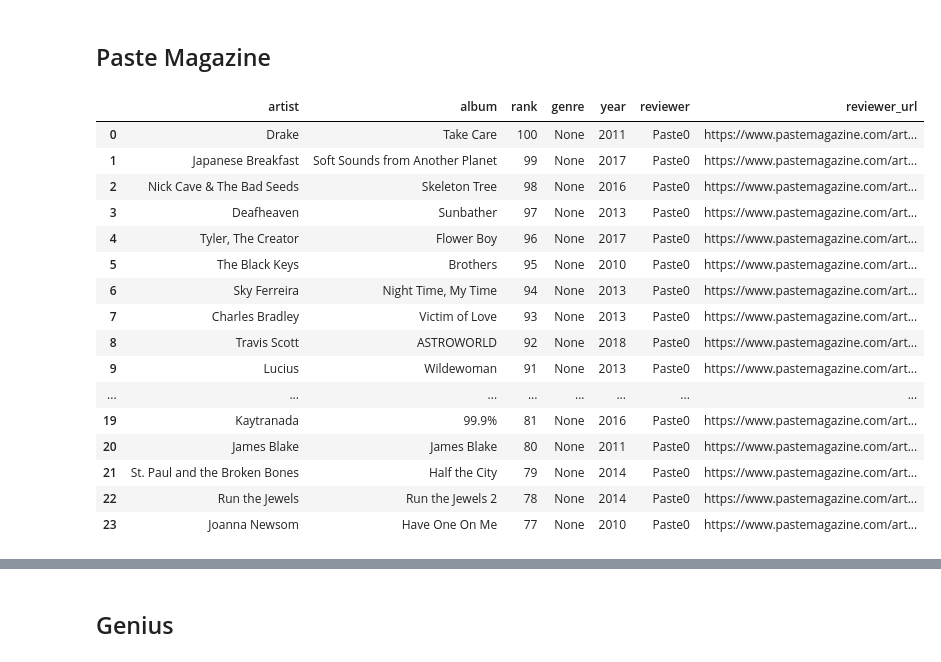
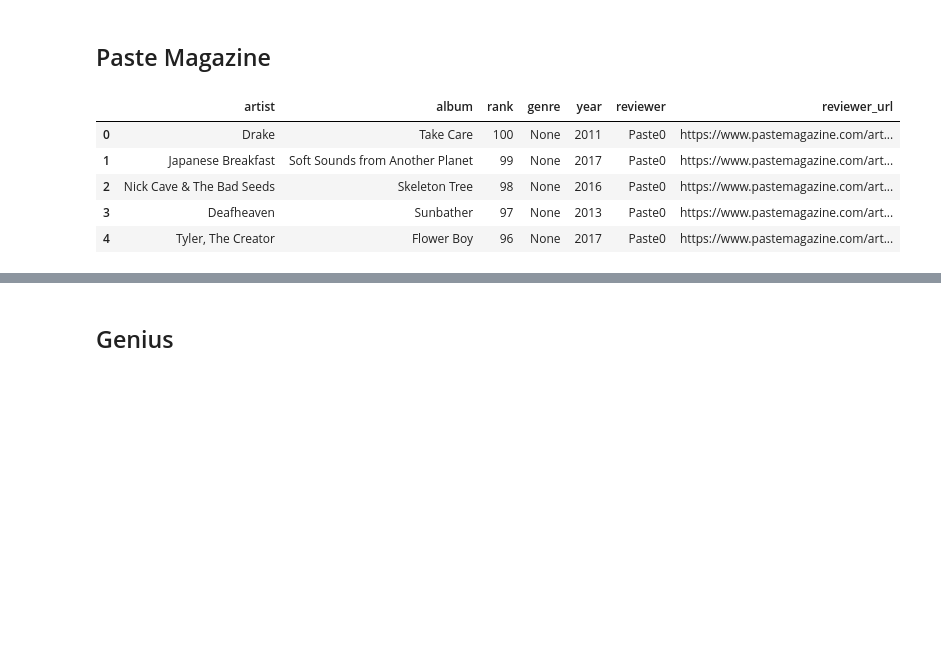
Before and after one commit to awray3/albums2010-2019, a Jupyter notebook: TopAlbums.ipynb, the cells around one changed output, grey strips where cells are left out. Saved outputs shown, nothing was run; the diff lists cells and outputs as text; code cells hidden in the pictures; blank space fills up the shorter version.

```diff
--- a/TopAlbums.ipynb
+++ b/TopAlbums.ipynb
@@ -207,33 +196,22 @@ paste_1, paste_2, paste_3, paste_4 = [
 # %%
 paste_1.create_tags("b")
 paste_1.strings = paste_1.strings[2:26]
 paste_1.trim("strings", "1234567890. ")
 paste_1.split(": ")
 paste_1.transpose()
 paste_1.extract_year_from_paren("albums")
 paste_1.apply("albums", remove_parentheses)
 paste_1.create_df(ranks(100)[:24])
 
 # paste_1.print_data()
-paste_1.df
+paste_1.df.head()
 # %% [output]
 |  | artist | album | rank | genre | year | reviewer | reviewer_url |
 | 0 | Drake | Take Care | 100 | None | 2011 | Paste0 | https://www.pastemagazine.com/art... |
 | 1 | Japanese Breakfast | Soft Sounds from Another Planet | 99 | None | 2017 | Paste0 | https://www.pastemagazine.com/art... |
 | 2 | Nick Cave & The Bad Seeds | Skeleton Tree | 98 | None | 2016 | Paste0 | https://www.pastemagazine.com/art... |
 | 3 | Deafheaven | Sunbather | 97 | None | 2013 | Paste0 | https://www.pastemagazine.com/art... |
 | 4 | Tyler, The Creator | Flower Boy | 96 | None | 2017 | Paste0 | https://www.pastemagazine.com/art... |
-| 5 | The Black Keys | Brothers | 95 | None | 2010 | Paste0 | https://www.pastemagazine.com/art... |
-| 6 | Sky Ferreira | Night Time, My Time | 94 | None | 2013 | Paste0 | https://www.pastemagazine.com/art... |
-| 7 | Charles Bradley | Victim of Love | 93 | None | 2013 | Paste0 | https://www.pastemagazine.com/art... |
-| 8 | Travis Scott | ASTROWORLD | 92 | None | 2018 | Paste0 | https://www.pastemagazine.com/art... |
-| 9 | Lucius | Wildewoman | 91 | None | 2013 | Paste0 | https://www.pastemagazine.com/art... |
-| ... | ... | ... | ... | ... | ... | ... | ... |
-| 19 | Kaytranada | 99.9% | 81 | None | 2016 | Paste0 | https://www.pastemagazine.com/art... |
-| 20 | James Blake | James Blake | 80 | None | 2011 | Paste0 | https://www.pastemagazine.com/art... |
-| 21 | St. Paul and the Broken Bones | Half the City | 79 | None | 2014 | Paste0 | https://www.pastemagazine.com/art... |
-| 22 | Run the Jewels | Run the Jewels 2 | 78 | None | 2014 | Paste0 | https://www.pastemagazine.com/art... |
-| 23 | Joanna Newsom | Have One On Me | 77 | None | 2010 | Paste0 | https://www.pastemagazine.com/art... |
 # %%
 paste_2.create_tags("b", class_="big")
 
```
Also changed, not shown: parts of 79 cells of this notebook.
